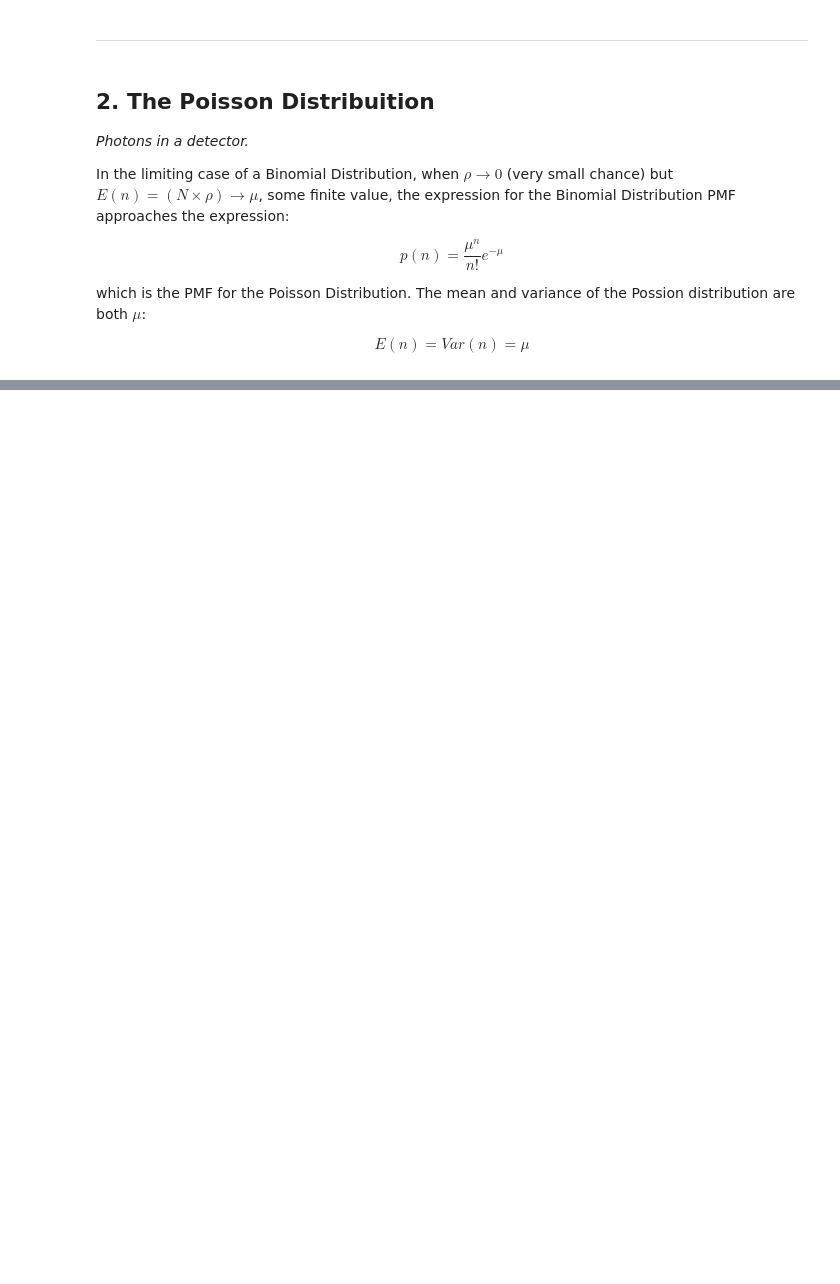
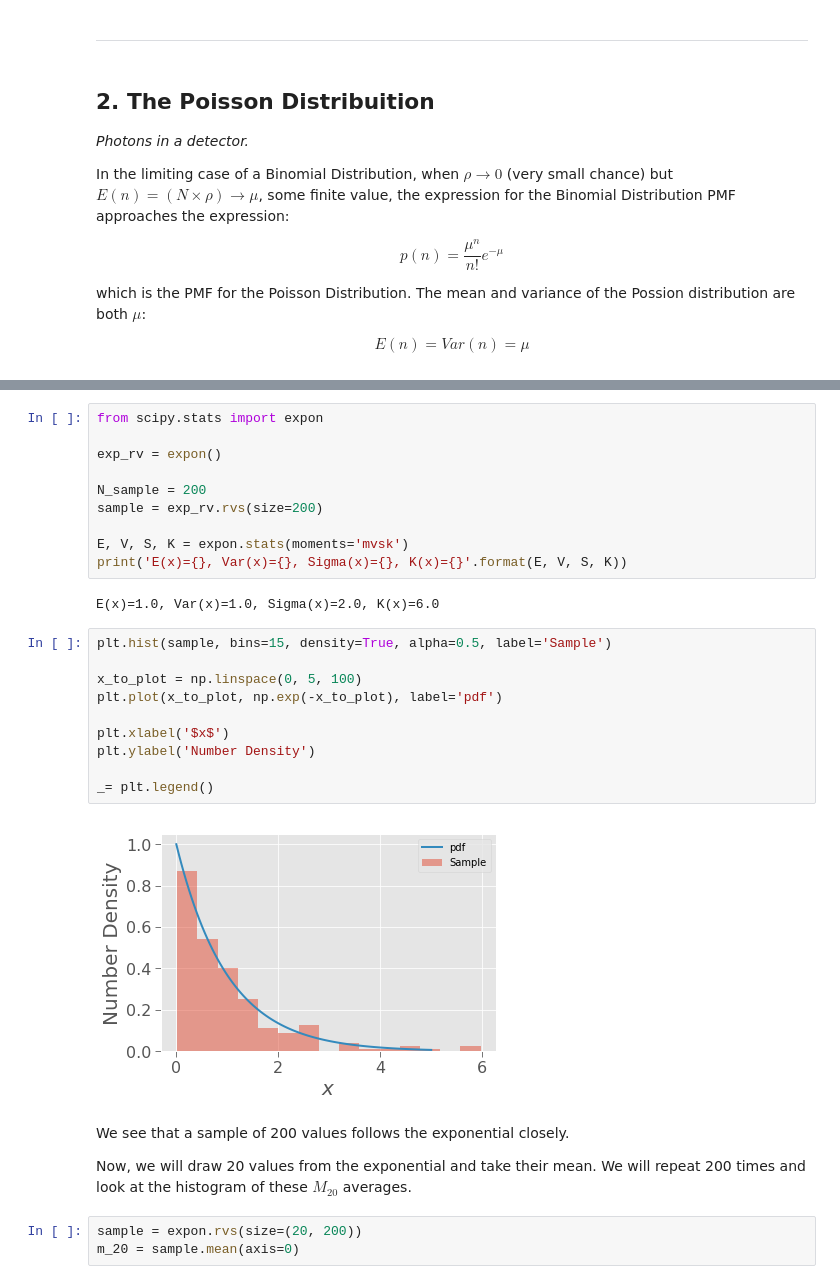
Before and after one commit to thevalentino/AS450-astroinformatica, a Jupyter notebook: 02-Common Distributions in Astronomy.ipynb, the cells around one changed output, grey strips where cells are left out. Drawn from its saved outputs; the diff is of its cells as text; blank space fills up the shorter version.

```diff
--- a/02-Common Distributions in Astronomy.ipynb
+++ b/02-Common Distributions in Astronomy.ipynb
@@ -138,0 +229,31 @@ The chances of a given photon arriving to a detector during an interval of time
+# %%
+from scipy.stats import expon
+
+exp_rv = expon()
+
+N_sample = 200
+sample = exp_rv.rvs(size=200)
+
+E, V, S, K = expon.stats(moments='mvsk')
+print('E(x)={}, Var(x)={}, Sigma(x)={}, K(x)={}'.format(E, V, S, K))
+# %% [output]
+E(x)=1.0, Var(x)=1.0, Sigma(x)=2.0, K(x)=6.0
+# %%
+plt.hist(sample, bins=15, density=True, alpha=0.5, label='Sample')
+
+x_to_plot = np.linspace(0, 5, 100)
+plt.plot(x_to_plot, np.exp(-x_to_plot), label='pdf')
+
+plt.xlabel('$x$')
+plt.ylabel('Number Density')
+
+_= plt.legend()
+# %% [output]
+[figure, added]
+# %% [markdown]
+We see that a sample of 200 values follows the exponential closely.
+
+Now, we will draw 20 values from the exponential and take their mean. We will repeat 200 times and look at the histogram of these $M_{20}$ averages.
+# %%
+sample = expon.rvs(size=(20, 200))
+m_20 = sample.mean(axis=0)
```
Also changed, not shown: parts of 15 cells of this notebook.
